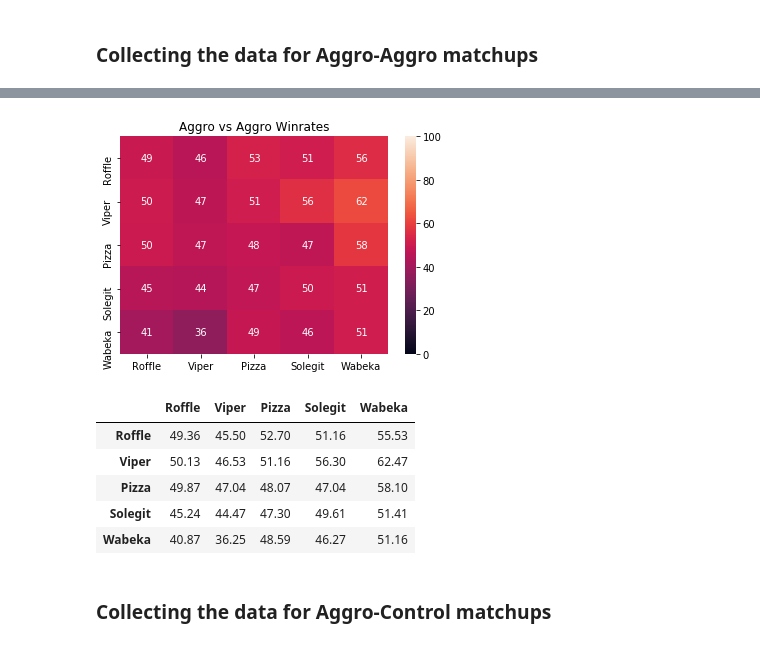
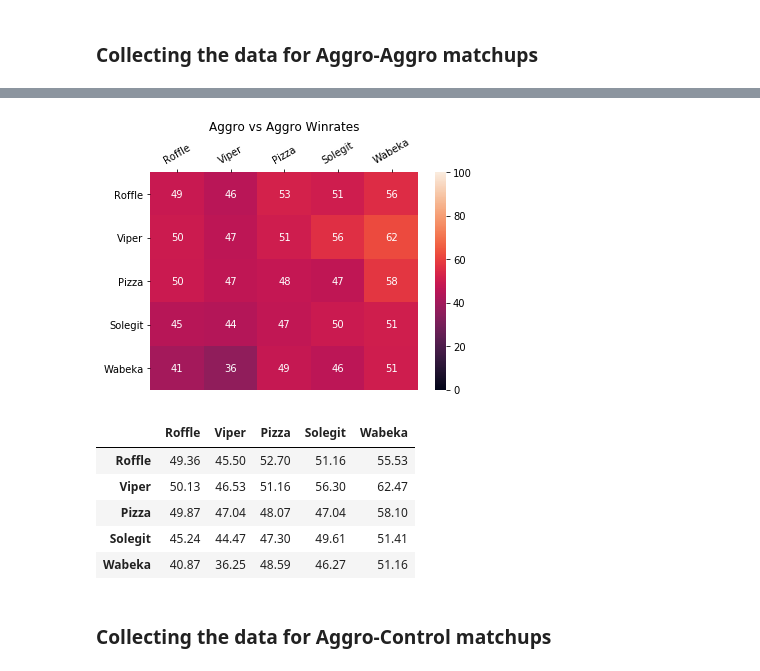
Before and after one commit to cww5/Sabber_Work_2019F, a Jupyter notebook: thesis-extensions/Spring_Data_Analysis.ipynb, the cells around one changed output, grey strips where cells are left out. Drawn from its saved outputs; the diff is of its cells as text; code cells hidden in the pictures.

```diff
--- a/thesis-extensions/Spring_Data_Analysis.ipynb
+++ b/thesis-extensions/Spring_Data_Analysis.ipynb
@@ -251,6 +253,37 @@ def get_principal_components(df, ncomp=2):
     pc_1_2_T['PC-1-ABS'] = pc_1_2_T['PC-1'].abs()
     pc_1_2_T['PC-2-ABS'] = pc_1_2_T['PC-2'].abs()
     return pc_1_2_T, projected_data
+# %%
+def get_winrates_heatmap_formatchup(mm_sdf, s1, s2):
+    '''
+    mm_sdf - DF returned with the stats for all games in a given matchup
+    s1 - scoring function 1
+    s2 - scoring function 2
+    '''
+    mmp1_winratess = mm_sdf.iloc[6,:]
+    mmp1_wr = mmp1_winratess.values.reshape(5,5)
+    mmp1_wr = mmp1_wr.round(2)
+    mm_players1 = []
+    mm_players2 = []
+    for match in mmp1_winratess.index.values:
+        p1 = match.split('-')[0]
+        p2 = match.split('-')[1]
+        if p1 not in mm_players1:
+            mm_players1.append(p1)
+        if p2 not in mm_players2:
+            mm_players2.append(p2)
+    #print(ac_players1)
+    #print(ac_players2)
+    ax = plt.axes()
+    heatmap(mmp1_wr, annot=True, xticklabels=mm_players2, yticklabels=mm_players1, ax=ax, vmin=0, vmax=100)#, cmap="RdBu")
+    ax.xaxis.set_ticks_position('top')
+    for tick in ax.get_yticklabels():
+        tick.set_rotation(0)
+    for tick in ax.get_xticklabels():
+        tick.set_rotation(30)
+    ax.set_title('{} vs {} Winrates'.format(s1, s2))
+    plt.show()
+    return pd.DataFrame(mmp1_wr, columns=mm_players2, index=mm_players1)
 # %% [markdown]
 ### Collecting the data for Aggro-Aggro matchups
 # %%
@@ -346,19 +331,13 @@ from seaborn import heatmap
-# %%
-ax = plt.axes()
-heatmap(p1_wr, annot=True, xticklabels=players, yticklabels=players, ax=ax, vmin=0, vmax=100)#, cmap="RdBu")
-ax.set_title('Aggro vs Aggro Winrates')
-plt.show()
-# %% [output]
-[figure, removed]
-# %%
-pd.DataFrame(p1_wr, columns=players, index=players)
-# %% [output]
-|  | Roffle | Viper | Pizza | Solegit | Wabeka |
-| Roffle | 49.36 | 45.50 | 52.70 | 51.16 | 55.53 |
-| Viper | 50.13 | 46.53 | 51.16 | 56.30 | 62.47 |
-| Pizza | 49.87 | 47.04 | 48.07 | 47.04 | 58.10 |
-| Solegit | 45.24 | 44.47 | 47.30 | 49.61 | 51.41 |
-| Wabeka | 40.87 | 36.25 | 48.59 | 46.27 | 51.16 |
+# %%
+get_winrates_heatmap_formatchup(sdf, "Aggro", "Aggro")
+# %% [output]
+[figure, added]
+|  | Roffle | Viper | Pizza | Solegit | Wabeka |
+| Roffle | 49.36 | 45.50 | 52.70 | 51.16 | 55.53 |
+| Viper | 50.13 | 46.53 | 51.16 | 56.30 | 62.47 |
+| Pizza | 49.87 | 47.04 | 48.07 | 47.04 | 58.10 |
+| Solegit | 45.24 | 44.47 | 47.30 | 49.61 | 51.41 |
+| Wabeka | 40.87 | 36.25 | 48.59 | 46.27 | 51.16 |
 # %% [markdown]
 ### Collecting the data for Aggro-Control matchups
 # %%
```
Also changed, not shown: parts of 16 cells of this notebook, 26 other files.
